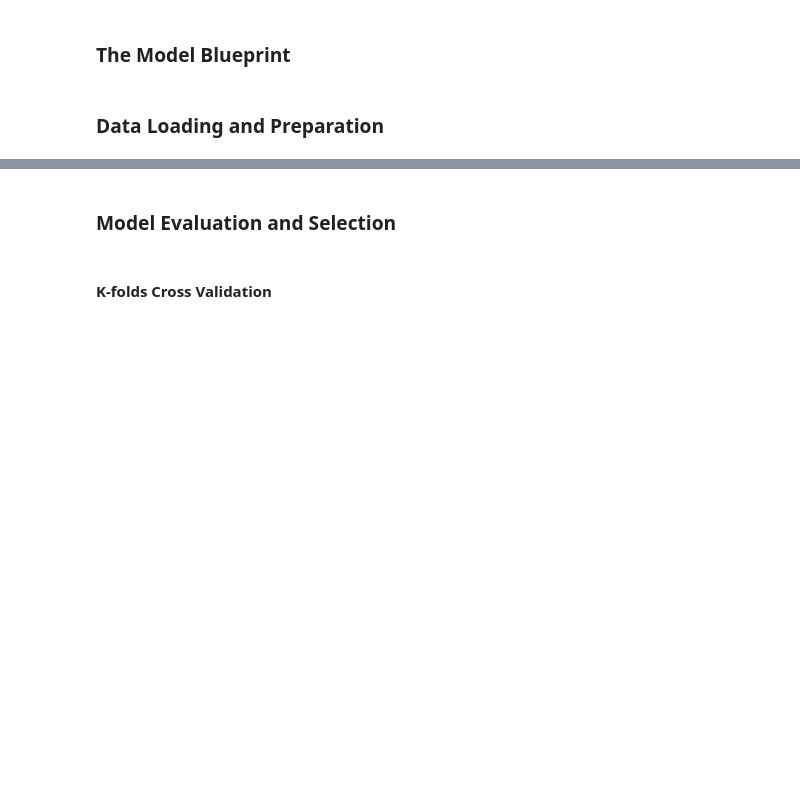
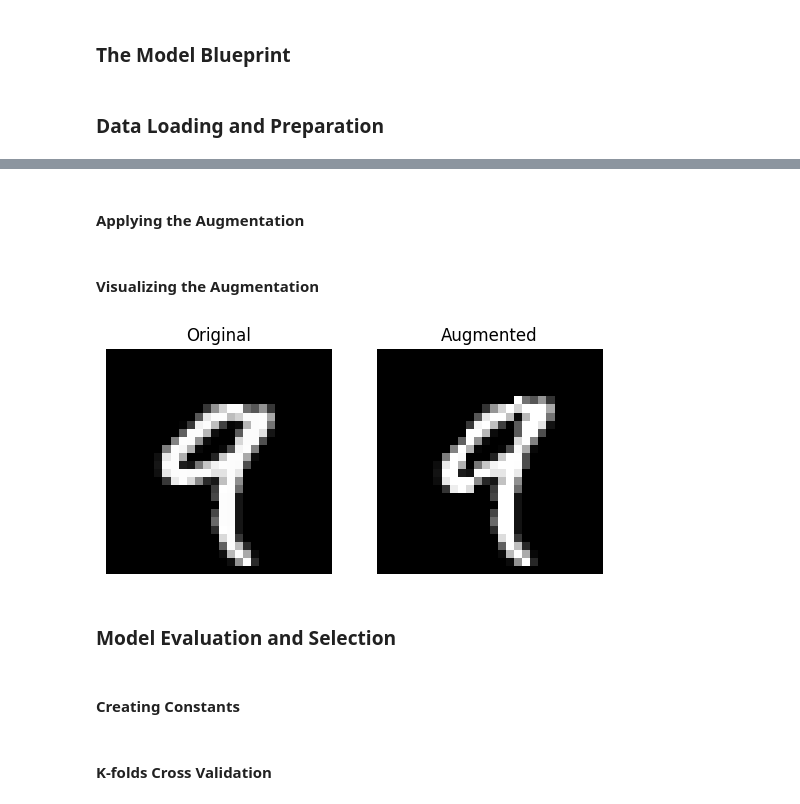
Before and after one commit to dariansal/deep-learning-mnist, a Jupyter notebook: notebooks/model-selection.ipynb, the cells around one changed output, grey strips where cells are left out. Cells and saved outputs as stored; diff of their text form; code cells hidden in the pictures; blank space fills up the shorter version.

```diff
--- a/notebooks/model-selection.ipynb
+++ b/notebooks/model-selection.ipynb
@@ -95,2 +148,36 @@ full_train_loader = DataLoader(full_train_dataset, hypers.b_size, shuffle=True)
+# %% [markdown]
+#### __Applying the Augmentation__
+# %%
+#transformation applied on the fly when image accessed; every epoch sees dif versions of images
+aug_dataset = datasets.MNIST(root = '../data', train = True, download = False, transform = transform_aug)
+
+#Only for training not k_folds
+full_train_dataset = ConcatDataset([norm_dataset, aug_dataset])
+# %% [markdown]
+#### __Visualizing the Augmentation__
+# %%
+index = 4
+
+aug_image, label = aug_dataset[index]
+aug_image = aug_image.squeeze(0) #remove singleton dimension (provides no new info)
+
+image, label = norm_dataset[index]
+image = image.squeeze(0) #remove singleton dimension (provides no new info)
+
+plt.subplot(1, 2, 1)
+plt.imshow(image, cmap="grey")
+plt.title("Original")
+plt.axis("off")
+
+plt.subplot(1,2,2)
+plt.title("Augmented")
+plt.imshow(aug_image, cmap = "grey")
+plt.axis("off")
+
+plt.show()
+# %% [output]
+[figure, added]
 # %% [markdown]
 ### __Model Evaluation and Selection__
+# %% [markdown]
+#### __Creating Constants__
```
Also changed, not shown: parts of 20 cells of this notebook, 2 other files.
